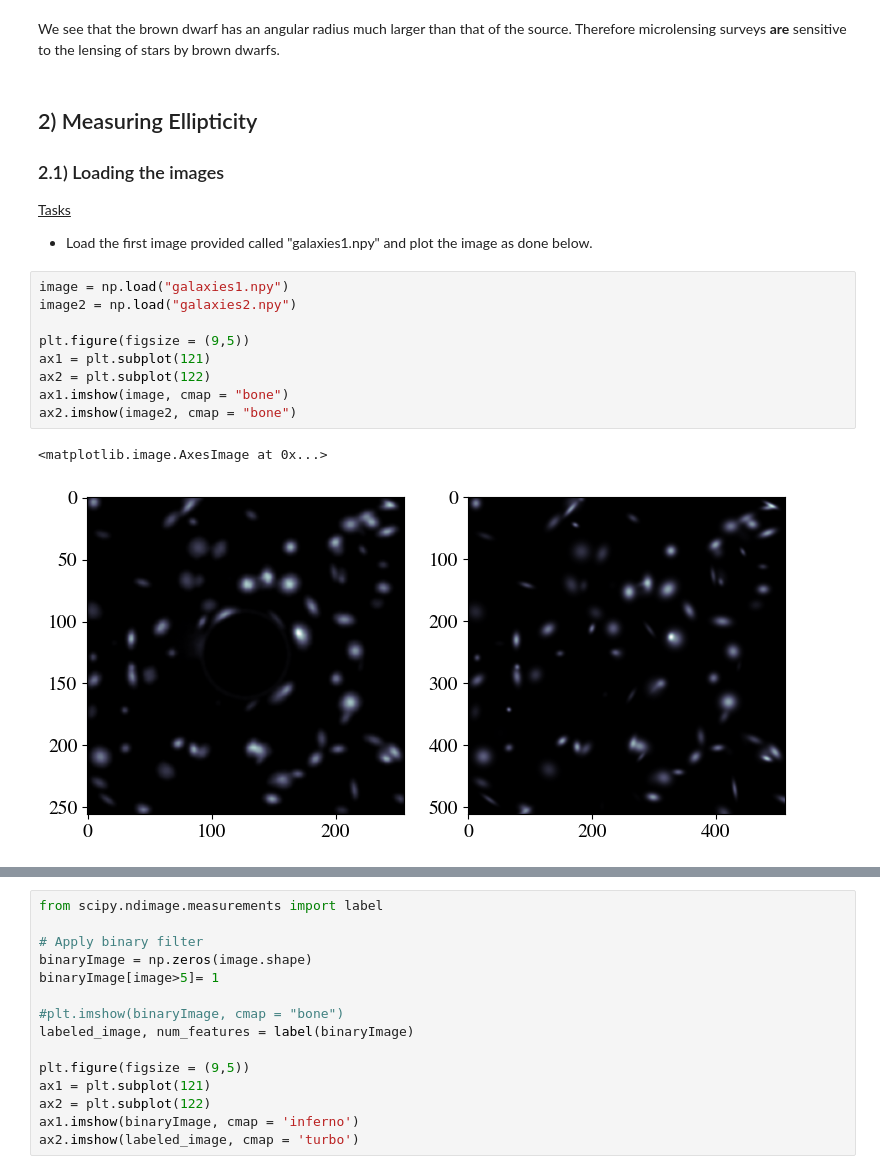
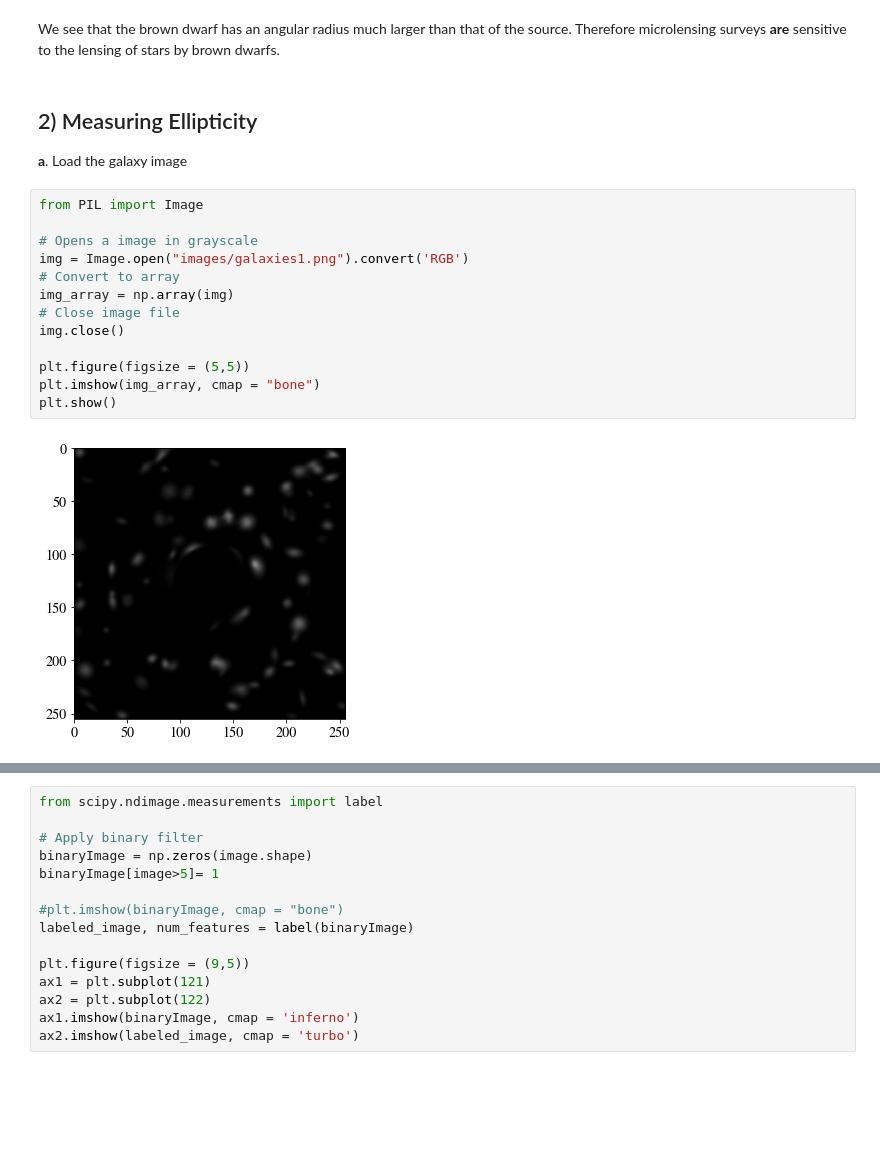
Before and after one commit to Dark-Matter-Textbook/Notebook-Exercises, a Jupyter notebook: Problems/gravitational_lensing/lensing-solutions.ipynb, the cells around one changed output, grey strips where cells are left out. Saved outputs shown, nothing was run; the diff lists cells and outputs as text; blank space fills up the shorter version.

```diff
--- a/Problems/gravitational_lensing/lensing-solutions.ipynb
+++ b/Problems/gravitational_lensing/lensing-solutions.ipynb
@@ -90,25 +92,23 @@ Brown dwarf angular radius: 5.37e-10
 Brown dwarf Einstein radius: 8.24e+11 m
 # %% [markdown]
 We see that the brown dwarf has an angular radius much larger than that of the source. Therefore microlensing surveys <b>are</b> sensitive to the lensing of stars by brown dwarfs.
-# %% [markdown]
-<h2>2) Measuring Ellipticity</h2>
-
-<h3>2.1) Loading the images</h3>
-
-<u>Tasks</u>
-<ul>
-    <li>Load the first image provided called "galaxies1.npy" and plot the image as done below.</li>
-</ul>
-# %%
-image = np.load("galaxies1.npy")
-image2 = np.load("galaxies2.npy")
-
-plt.figure(figsize = (9,5))
-ax1 = plt.subplot(121)
-ax2 = plt.subplot(122)
-ax1.imshow(image, cmap = "bone")
-ax2.imshow(image2, cmap = "bone")
-# %% [output]
-<matplotlib.image.AxesImage at 0x...>
-[figure, removed]
+# %% [markdown]
+<h2>2) Measuring Ellipticity</h2>
+
+<b>a</b>. Load the galaxy image
+# %%
+from PIL import Image
+
+# Opens a image in grayscale
+img = Image.open("images/galaxies1.png").convert('RGB')
+# Convert to array
+img_array = np.array(img)
+# Close image file
+img.close()
+
+plt.figure(figsize = (5,5))
+plt.imshow(img_array, cmap = "bone")
+plt.show()
+# %% [output]
+[figure, added]
 # %% [markdown]
```
Also changed, not shown: parts of 14 cells of this notebook, 10 other files.
